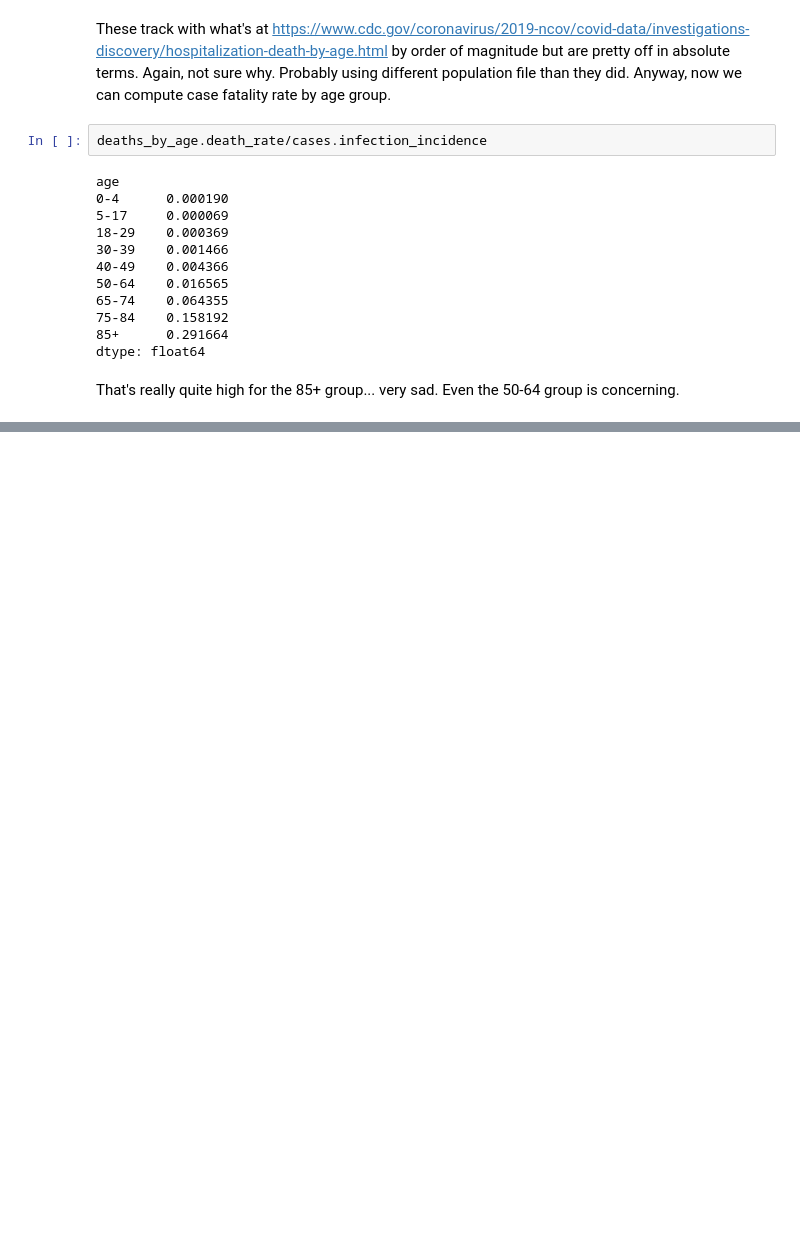
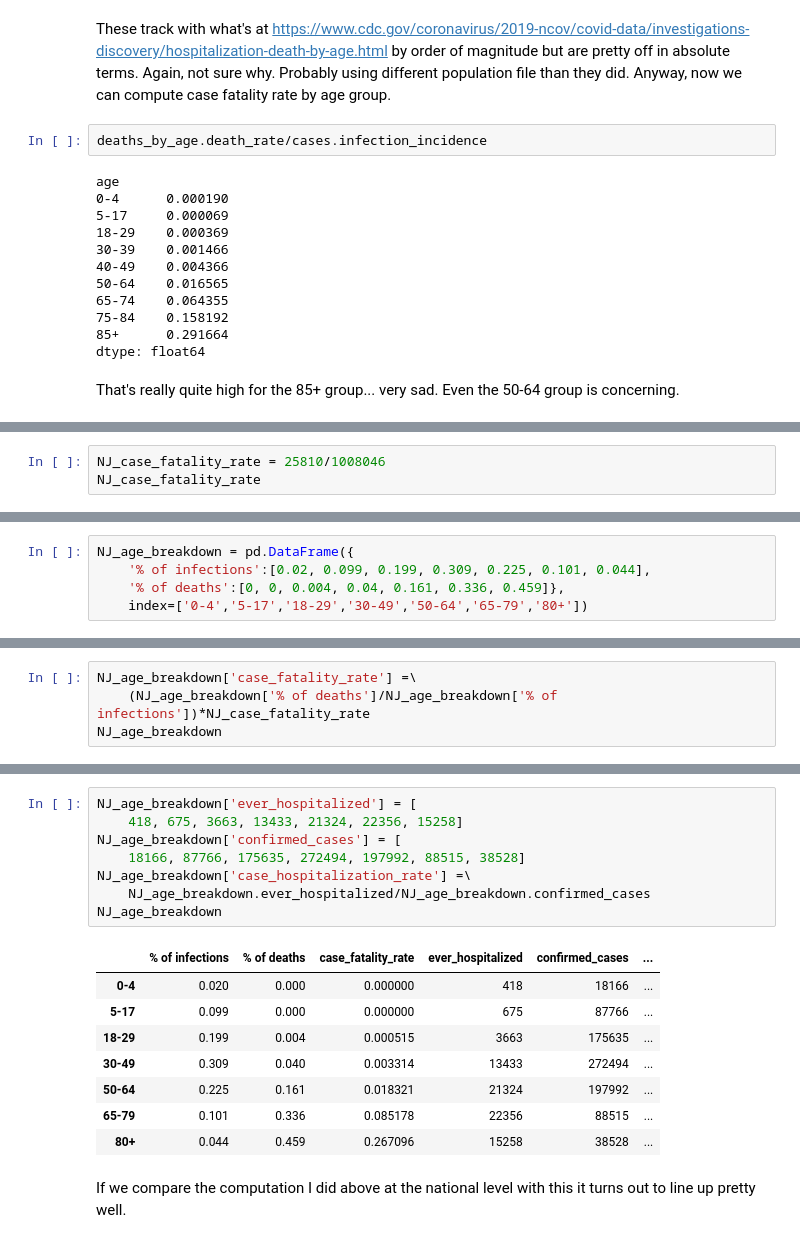
Before and after one commit to ahood/covid19, a Jupyter notebook: Analysis_risk_of_infection_hospitalization_death.ipynb, the cells around one changed output, grey strips where cells are left out. Drawn from its saved outputs; the diff is of its cells as text; blank space fills up the shorter version.

Commit message:
Added NJ-specific case fatality and case hospitalization rates. Also fixed on error where old variable hosp_rates was used instead of new variable hosp.

```diff
--- a/Analysis_risk_of_infection_hospitalization_death.ipynb
+++ b/Analysis_risk_of_infection_hospitalization_death.ipynb
@@ -396,0 +426,3 @@ That's really quite high for the 85+ group... very sad. Even the 50-64 group is
+# %%
+NJ_case_fatality_rate = 25810/1008046
+NJ_case_fatality_rate
@@ -396,0 +433,5 @@ That's really quite high for the 85+ group... very sad. Even the 50-64 group is
+# %%
+NJ_age_breakdown = pd.DataFrame({
+    '% of infections':[0.02, 0.099, 0.199, 0.309, 0.225, 0.101, 0.044],
+    '% of deaths':[0, 0, 0.004, 0.04, 0.161, 0.336, 0.459]},
+    index=['0-4','5-17','18-29','30-49','50-64','65-79','80+'])
@@ -396,0 +440,4 @@ That's really quite high for the 85+ group... very sad. Even the 50-64 group is
+# %%
+NJ_age_breakdown['case_fatality_rate'] =\
+    (NJ_age_breakdown['% of deaths']/NJ_age_breakdown['% of infections'])*NJ_case_fatality_rate
+NJ_age_breakdown
@@ -396,0 +457,19 @@ That's really quite high for the 85+ group... very sad. Even the 50-64 group is
+# %%
+NJ_age_breakdown['ever_hospitalized'] = [
+    418, 675, 3663, 13433, 21324, 22356, 15258]
+NJ_age_breakdown['confirmed_cases'] = [
+    18166, 87766, 175635, 272494, 197992, 88515, 38528]
+NJ_age_breakdown['case_hospitalization_rate'] =\
+    NJ_age_breakdown.ever_hospitalized/NJ_age_breakdown.confirmed_cases
+NJ_age_breakdown
+# %% [output]
+|  | % of infections | % of deaths | case_fatality_rate | ever_hospitalized | confirmed_cases | ... |
+| 0-4 | 0.020 | 0.000 | 0.000000 | 418 | 18166 | ... |
+| 5-17 | 0.099 | 0.000 | 0.000000 | 675 | 87766 | ... |
+| 18-29 | 0.199 | 0.004 | 0.000515 | 3663 | 175635 | ... |
+| 30-49 | 0.309 | 0.040 | 0.003314 | 13433 | 272494 | ... |
+| 50-64 | 0.225 | 0.161 | 0.018321 | 21324 | 197992 | ... |
+| 65-79 | 0.101 | 0.336 | 0.085178 | 22356 | 88515 | ... |
+| 80+ | 0.044 | 0.459 | 0.267096 | 15258 | 38528 | ... |
+# %% [markdown]
+If we compare the computation I did above at the national level with this it turns out to line up pretty well.
```
Also changed, not shown: parts of 9 cells of this notebook.
